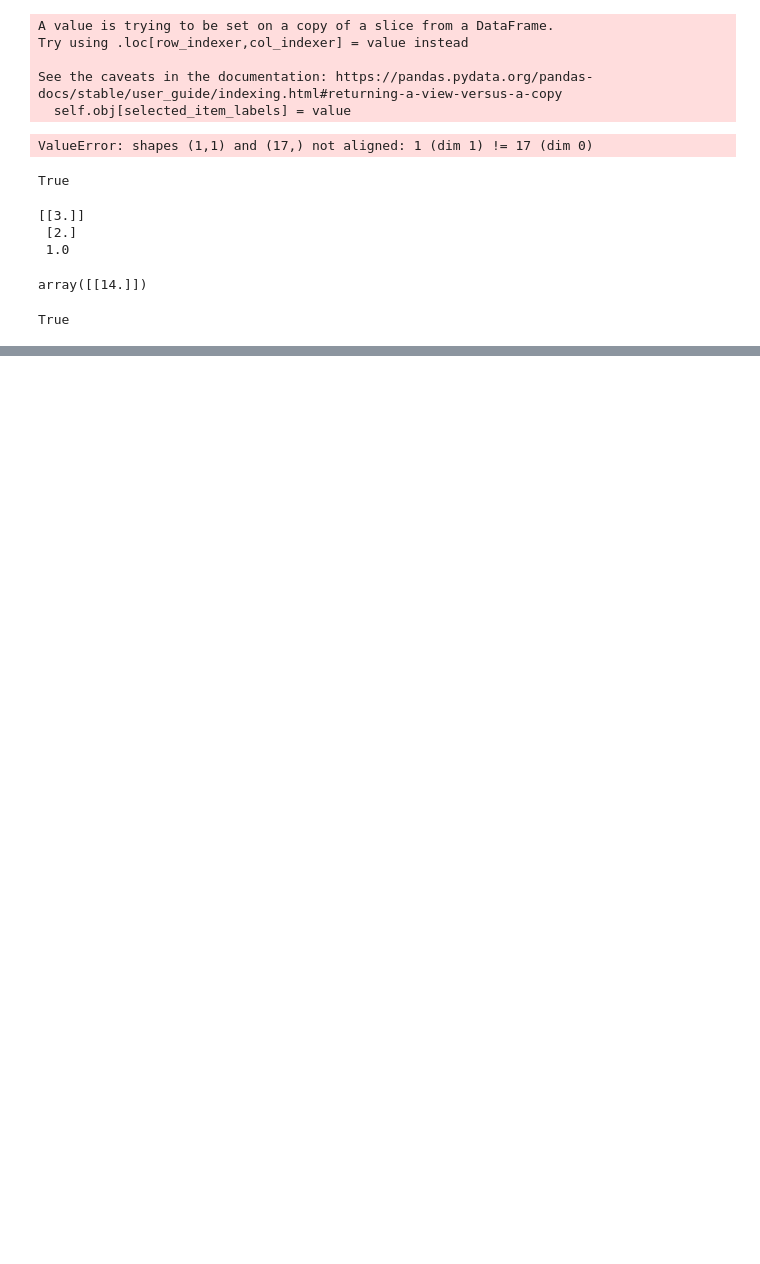
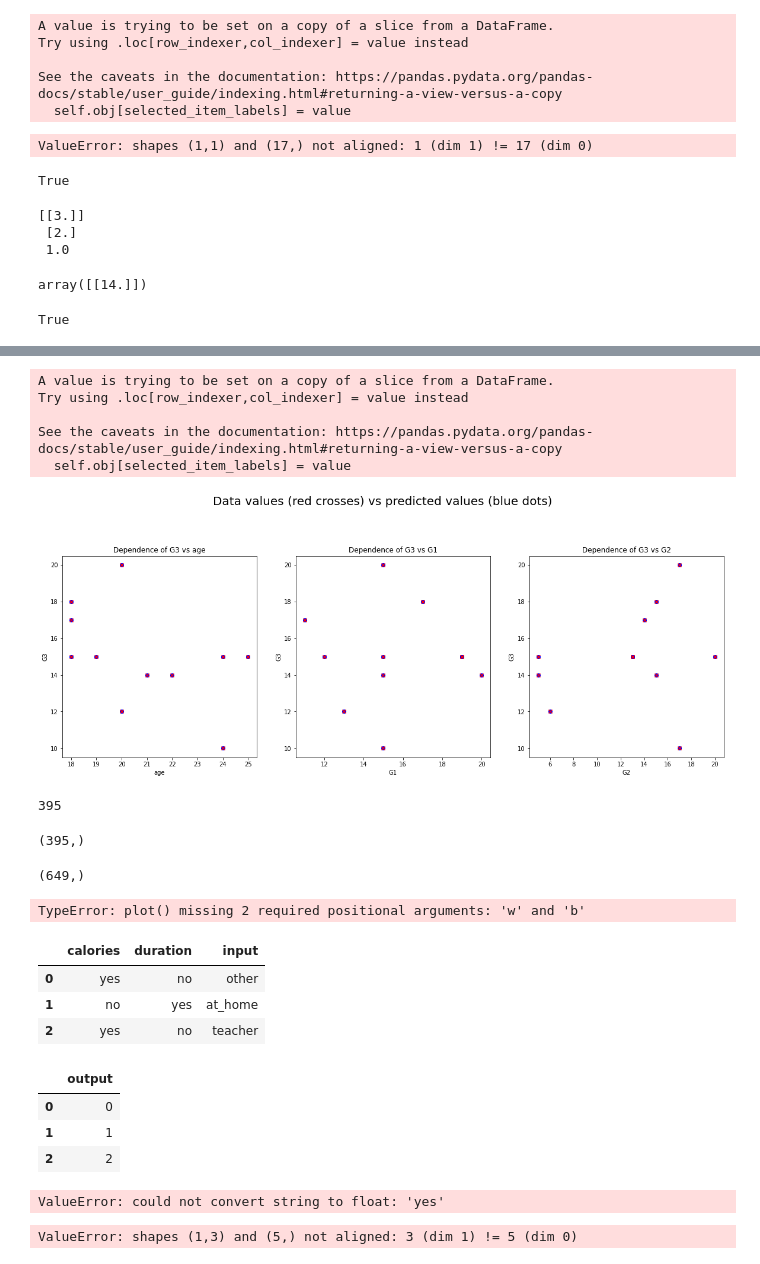
Before and after one commit to MishkaKnizhka98/Project, a Jupyter notebook: Untitled.ipynb, the cells around one changed output, grey strips where cells are left out. Cells and saved outputs as stored; diff of their text form; code cells hidden in the pictures; blank space fills up the shorter version.

```diff
--- a/Untitled.ipynb
+++ b/Untitled.ipynb
@@ -255,0 +372,26 @@ True
+# %%
+plot(x,y,w,b)
+# %% [output]
+A value is trying to be set on a copy of a slice from a DataFrame.
+Try using .loc[row_indexer,col_indexer] = value instead
+
+See the caveats in the documentation: https://pandas.pydata.org/pandas-docs/stable/user_guide/indexing.html#returning-a-view-versus-a-copy
+  self.obj[selected_item_labels] = value
+[figure, added]
+# %%
+    m = x.shape[0]
+m
+# %% [output]
+395
+# %%
+    x_dummy = dummy_matrices(x)
+    predicted = np.zeros(m)
+    for i in range(m):
+        predicted[i] = np.dot(w, x_dummy.iloc[i]) + b
+    predicted.shape
+# %% [output]
+(395,)
+# %%
+y.shape
+# %% [output]
+(649,)
@@ -255,0 +442,4 @@ True
+# %%
+plot(x, y)
+# %% [output]
+TypeError: plot() missing 2 required positional arguments: 'w' and 'b'
@@ -255,0 +452,32 @@ True
+# %%
+x = {
+  "calories": ["yes", "no", "yes"],
+  "duration": ["no", "yes", "no"],
+    "input": ["other","at_home","teacher"]
+}
+
+#load data into a DataFrame object:
+x = pd.DataFrame(x)
+x
+# %% [output]
+|  | calories | duration | input |
+| 0 | yes | no | other |
+| 1 | no | yes | at_home |
+| 2 | yes | no | teacher |
+# %%
+y = {"output": [0,1,2]}
+y = pd.DataFrame(y)
+y
+# %% [output]
+|  | output |
+| 0 | 0 |
+| 1 | 1 |
+| 2 | 2 |
+# %%
+w, b, r_sq = compute_model(x, y)
+# %% [output]
+ValueError: could not convert string to float: 'yes'
+# %%
+plot(x,y,w,b)
+# %% [output]
+ValueError: shapes (1,3) and (5,) not aligned: 3 (dim 1) != 5 (dim 0)
```
Also changed, not shown: parts of 18 cells of this notebook, 3 other files.
